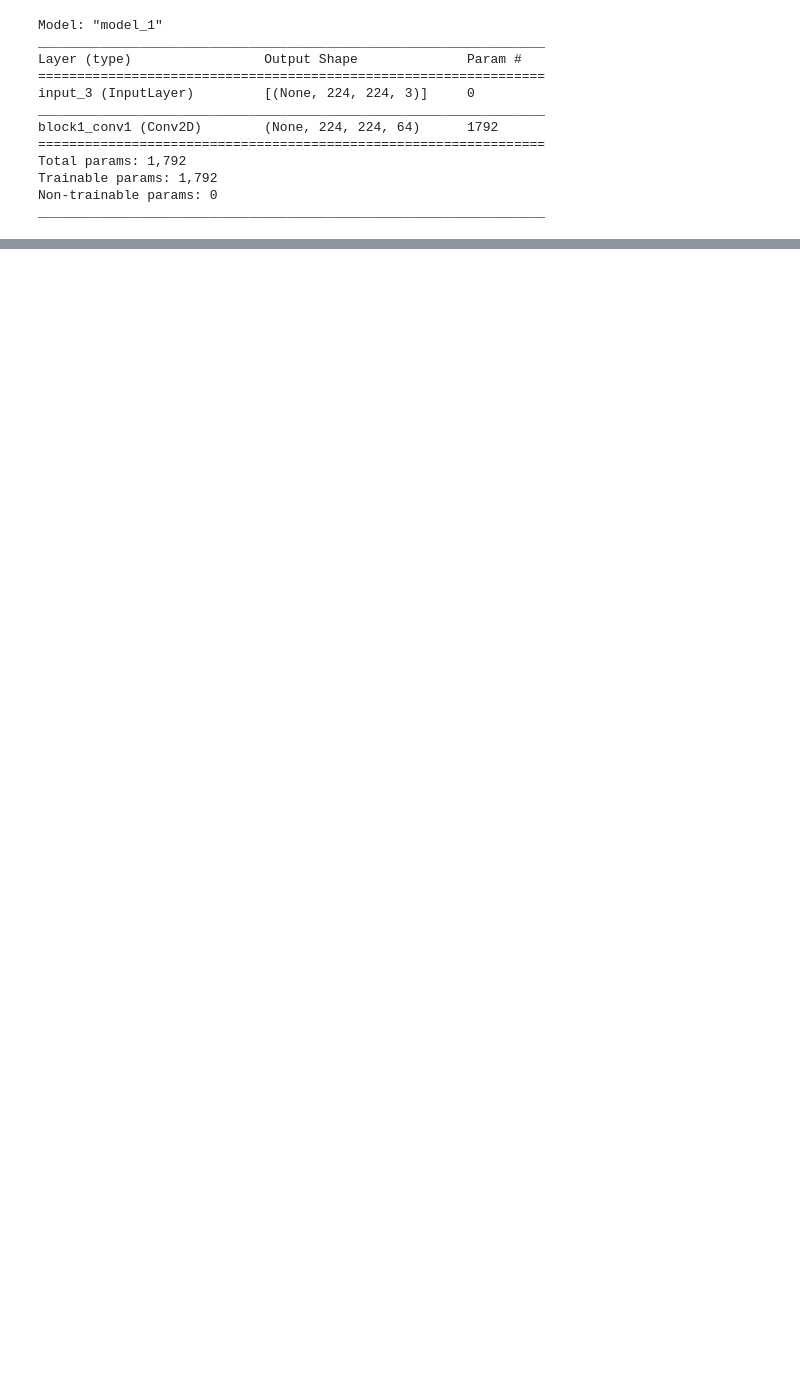
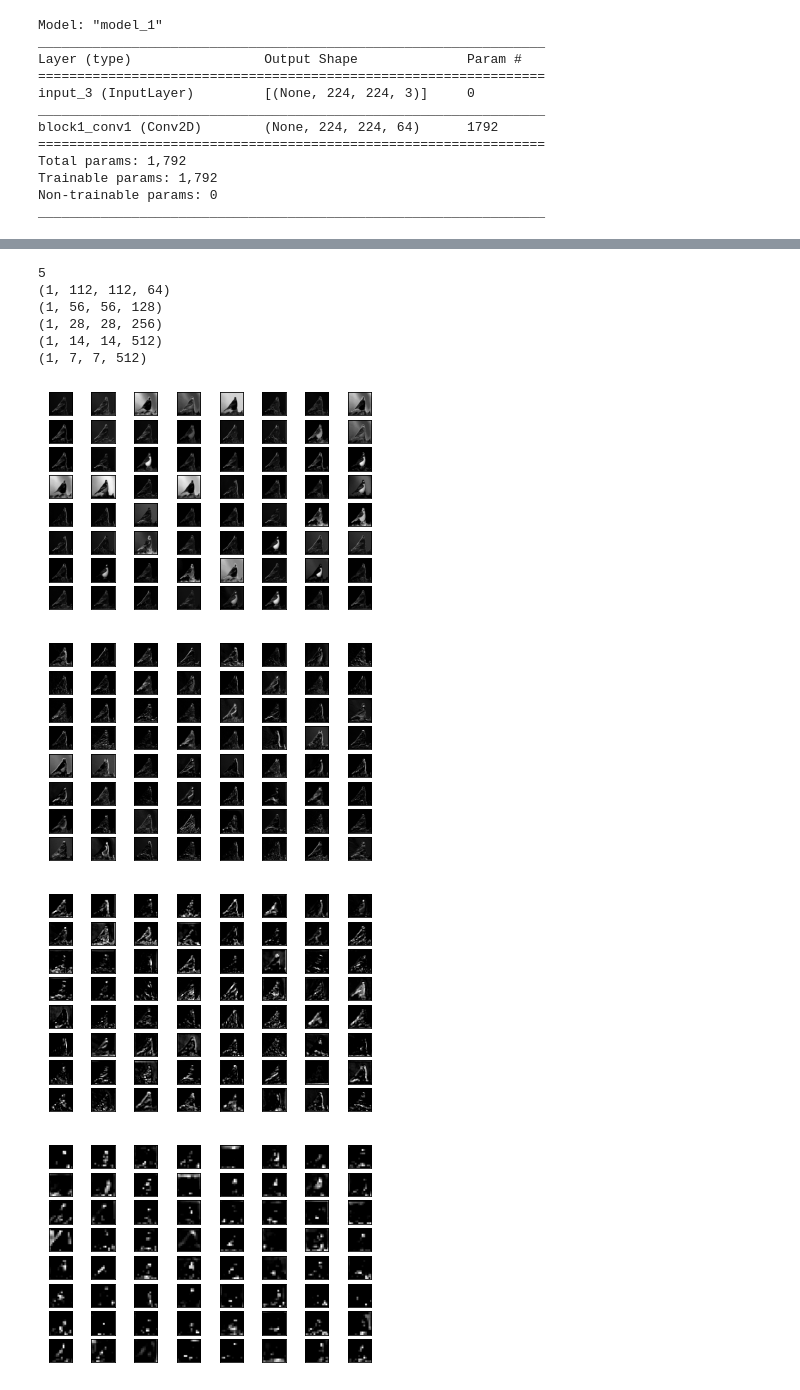
Before and after one commit to vermavinay982/feature-map-visualizer-grad-ascent, a Jupyter notebook: Visualize Filter.ipynb, the cells around one changed output, grey strips where cells are left out. Drawn from its saved outputs; the diff is of its cells as text; code cells hidden in the pictures; blank space fills up the shorter version.

```diff
--- a/Visualize Filter.ipynb
+++ b/Visualize Filter.ipynb
@@ -265,0 +323,8 @@ _________________________________________________________________
+# %%
+# redefine the model to output right after the first hidden layer
+ixs = [2,5,9,13,17]
+outputs = [model.layers[i+1].output for i in ixs]
+model3 = Model(inputs=model.inputs, outputs=outputs)
+model3.summary()
+
+# making prediction with this model will result in list of feature maps
@@ -265,0 +386,33 @@ _________________________________________________________________
+# %%
+feature_maps3 = model3.predict(img)
+print(len(feature_maps3))
+for i in feature_maps3:
+    print(i.shape)
+# %% [output]
+5
+(1, 112, 112, 64)
+(1, 56, 56, 128)
+(1, 28, 28, 256)
+(1, 14, 14, 512)
+(1, 7, 7, 512)
+# %%
+index = 0
+square = 8
+for fmap in feature_maps3:
+    ix = 1
+    for _ in range(square):
+        for _ in range(square):
+            ax = plt.subplot(square, square, ix)
+            ax.set_xticks([])
+            ax.set_yticks([])
+            # plot filter channel in grayscale
+            plt.imshow(fmap[0,:,:,ix-1], cmap='gray')
+            ix += 1
+    plt.savefig(f'feature_map_{index}_bird.jpg', dpi=1200)
+    index+=1
+    plt.show()
+# %% [output]
+[figure, added]
+[figure, added]
+[figure, added]
+[figure, added]
```
Also changed, not shown: parts of 13 cells of this notebook, 8 other files.
